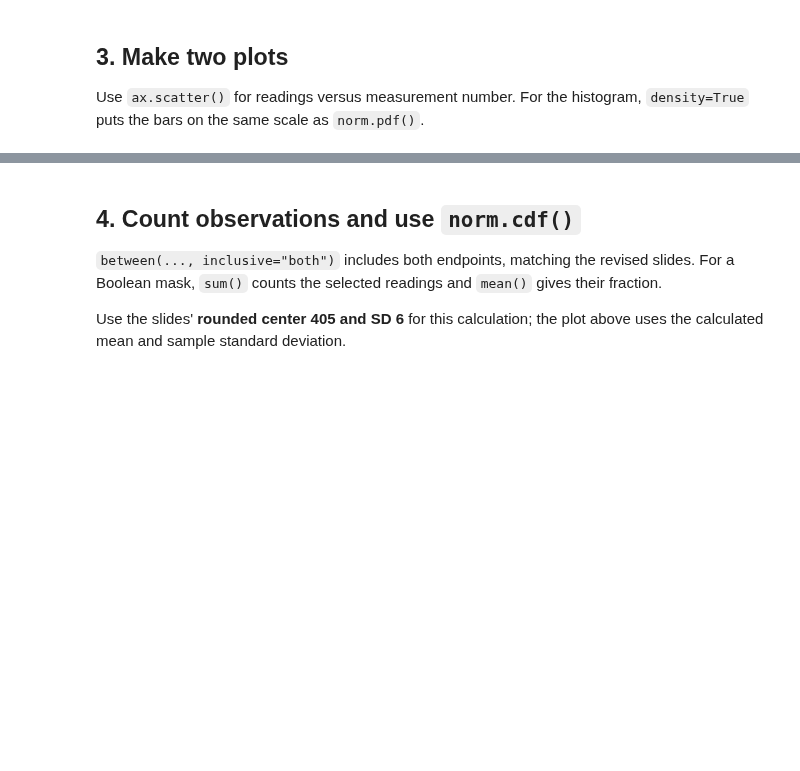
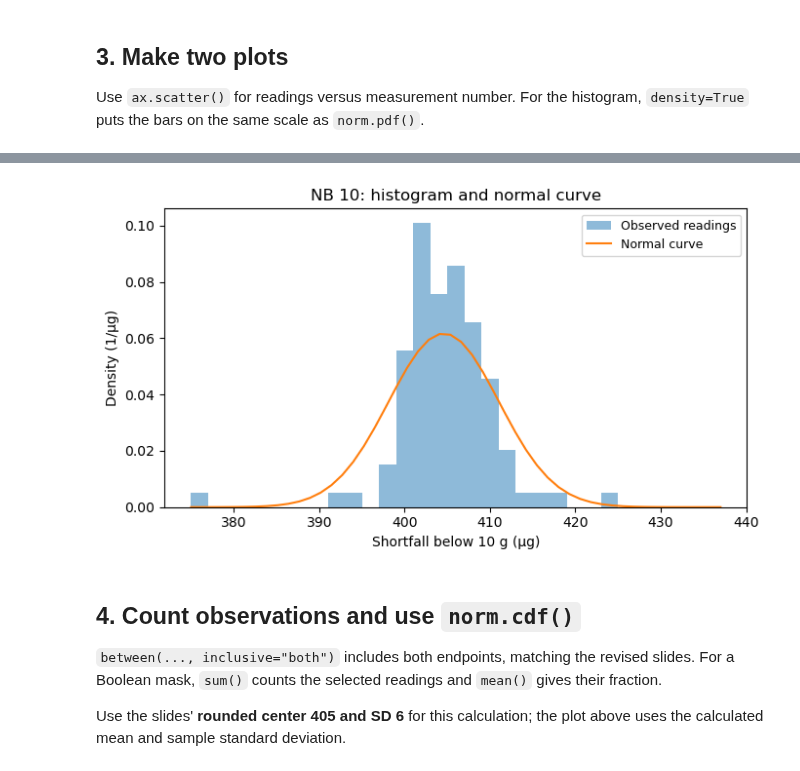
Before and after one commit to mda90-manny/26f-engr1451-2451, a Jupyter notebook: 2-class/w04b_measurement_error.ipynb, the cells around one changed output, grey strips where cells are left out. Cells and saved outputs as stored; diff of their text form; code cells hidden in the pictures; blank space fills up the shorter version.

```diff
--- a/2-class/w04b_measurement_error.ipynb
+++ b/2-class/w04b_measurement_error.ipynb
@@ -34,8 +34,10 @@ shortfall_values = [
     408, 406, 401, 412, 393, 437, 418, 415, 404, 401,
     401, 407, 412, 375, 409, 406, 398, 406, 403, 404,
 ]
+shortfall_values = np.array(shortfall_values)
+n_observations = len(shortfall_values)
 measurements = pd.DataFrame({
-    "measurement_no": np.arange(1, 101),
+    "measurement_no": np.arange(1, n_observations+1),
     "shortfall_ug": shortfall_values,
 })
 shortfall = measurements["shortfall_ug"]
@@ -68,16 +82,18 @@ plt.show()
 # %%
-edges = np.arange(shortfall_values.min, shortfall_values.max(), 2)
-x = np.linspace(shortfall_values.min, shortfall_values.max())
+edges = np.arange(shortfall.min(), shortfall.max(), 2)
+x = np.linspace(shortfall.min(), shortfall.max())
 
 fig, ax = plt.subplots(figsize=(7, 4))
 ax.hist(shortfall, bins=edges, density=True, alpha=0.5, label="Observed readings")
 ax.plot(x, norm.pdf(x, loc=mean_shortfall, scale=s_shortfall),
         label="Normal curve")
 ax.set(xlabel="Shortfall below 10 g (µg)", ylabel="Density (1/µg)",
        title="NB 10: histogram and normal curve")
 ax.legend(fontsize=9)
 fig.tight_layout()
 plt.show()
+# %% [output]
+[figure, added]
 # %% [markdown]
 ## 4. Count observations and use `norm.cdf()`
 
```
Also changed, not shown: parts of 5 cells of this notebook, 1 other file.
